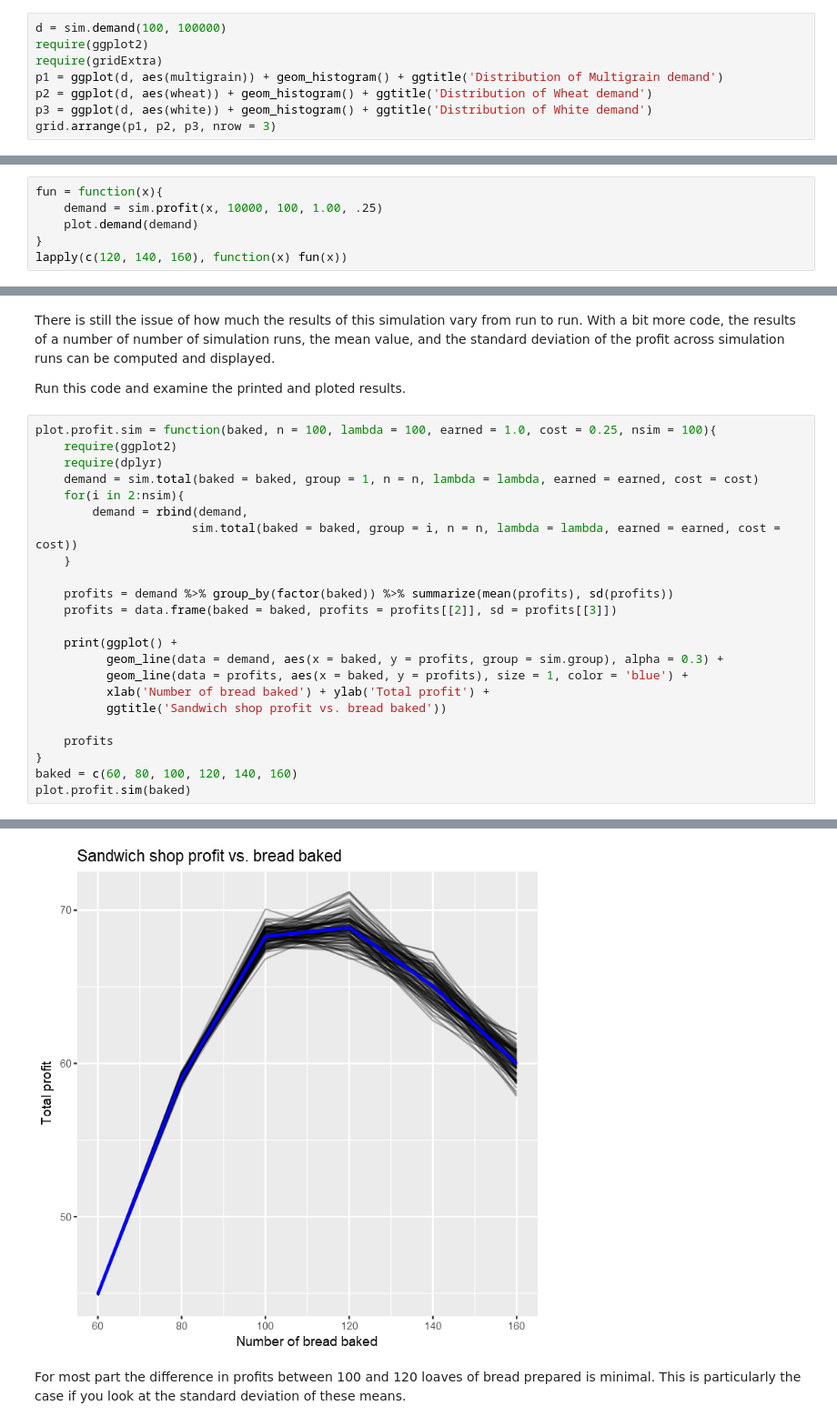
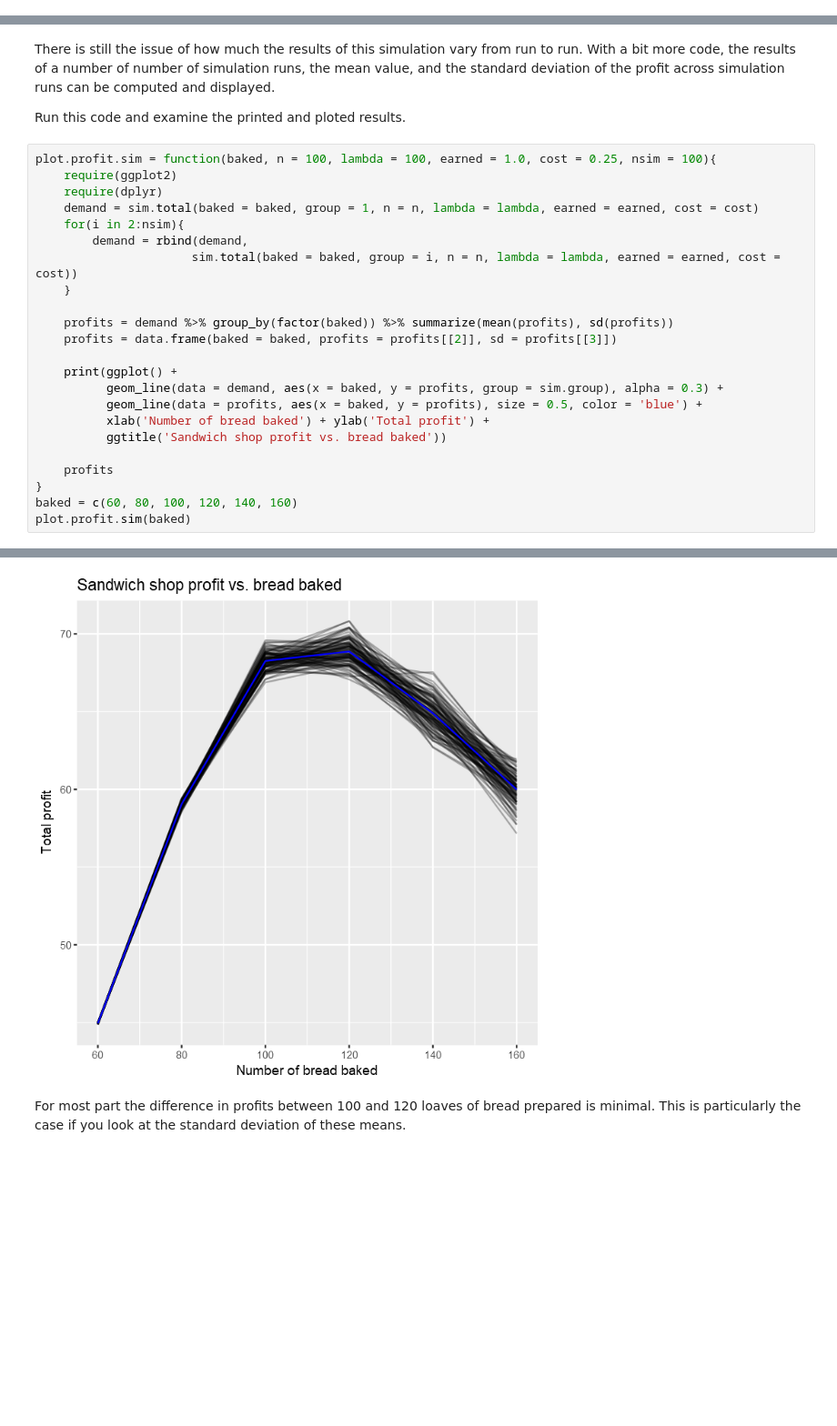
Before and after one commit to StephenElston/DataScience350, a Jupyter notebook: Lecture3/Simulation.ipynb, the cells around one changed output, grey strips where cells are left out. Shown at 91% size. Drawn from its saved outputs; the diff is of its cells as text; blank space fills up the shorter version.

```diff
--- a/Lecture3/Simulation.ipynb
+++ b/Lecture3/Simulation.ipynb
@@ -157,10 +157,2 @@ sim.demand(100, 10)
 # %% [markdown]
 **Your Turn:** Plot the distribution of at least one bead type based on 10000 realizations.
-# %%
-d = sim.demand(100, 100000)
-require(ggplot2)
-require(gridExtra)
-p1 = ggplot(d, aes(multigrain)) + geom_histogram() + ggtitle('Distribution of Multigrain demand')
-p2 = ggplot(d, aes(wheat)) + geom_histogram() + ggtitle('Distribution of Wheat demand')
-p3 = ggplot(d, aes(white)) + geom_histogram() + ggtitle('Distribution of White demand')
-grid.arrange(p1, p2, p3, nrow = 3)
@@ -260,8 +247,2 @@ TableGrob (2 x 1) "arrange": 2 grobs
 # %% [markdown]
 **Your turn:** In the cell below, create and execute the code to examine the chart of profit for  the cases where 120, 140, and 160 loaves of bread have been baked.
-# %%
-fun = function(x){
-    demand = sim.profit(x, 10000, 100, 1.00, .25)
-    plot.demand(demand)
-}
-lapply(c(120, 140, 160), function(x) fun(x))
@@ -360,7 +302,7 @@ plot.profit.sim = function(baked, n = 100, lambda = 100, earned = 1.0, cost = 0.
 
     print(ggplot() +
           geom_line(data = demand, aes(x = baked, y = profits, group = sim.group), alpha = 0.3) +
-          geom_line(data = profits, aes(x = baked, y = profits), size = 1, color = 'blue') +
+          geom_line(data = profits, aes(x = baked, y = profits), size = 0.5, color = 'blue') +
           xlab('Number of bread baked') + ylab('Total profit') +
           ggtitle('Sandwich shop profit vs. bread baked'))
 
@@ -379,4 +321,4 @@ plot.profit.sim(baked)
-[figure, old version]
+[figure, new version]
 # %% [markdown]
 For most part the difference in profits between 100 and 120 loaves of bread prepared is minimal. This is particularly the case if you look at the standard deviation of these means.
 # %% [markdown]
```
Also changed, not shown: parts of 10 cells of this notebook.
